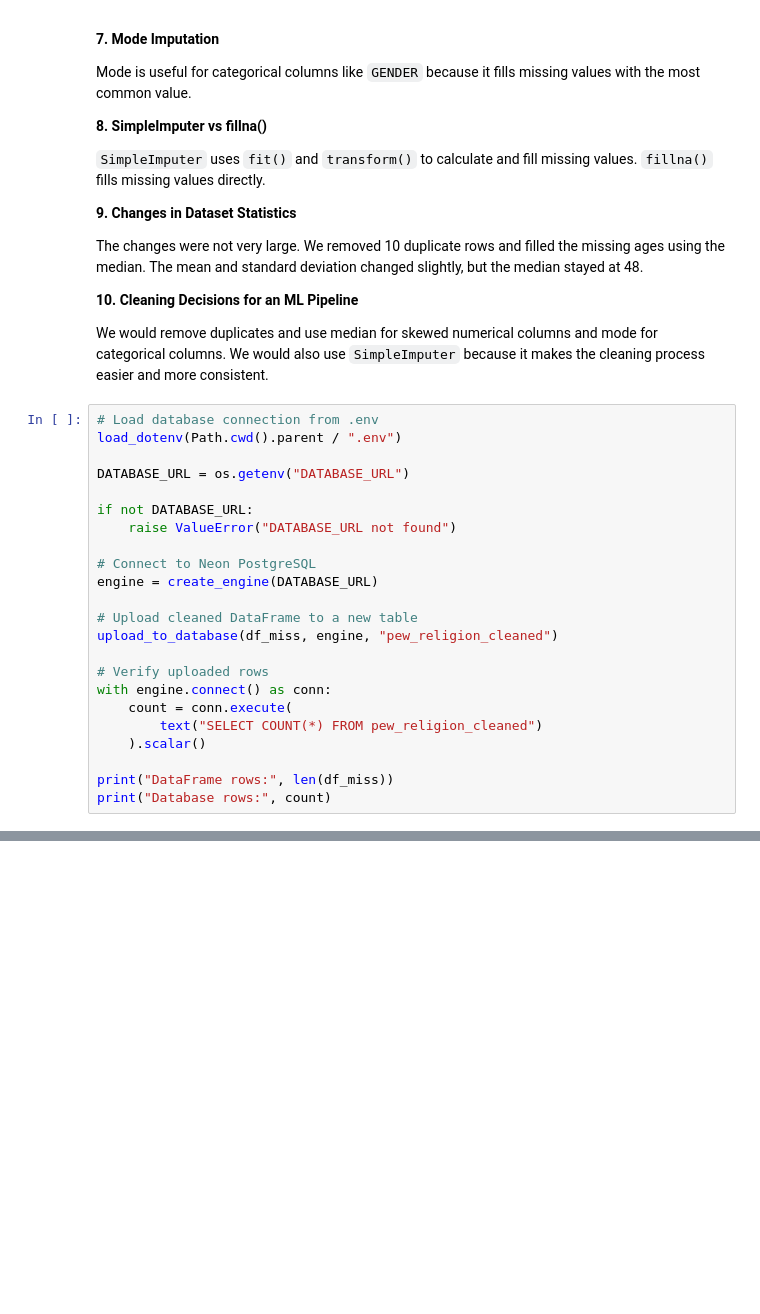
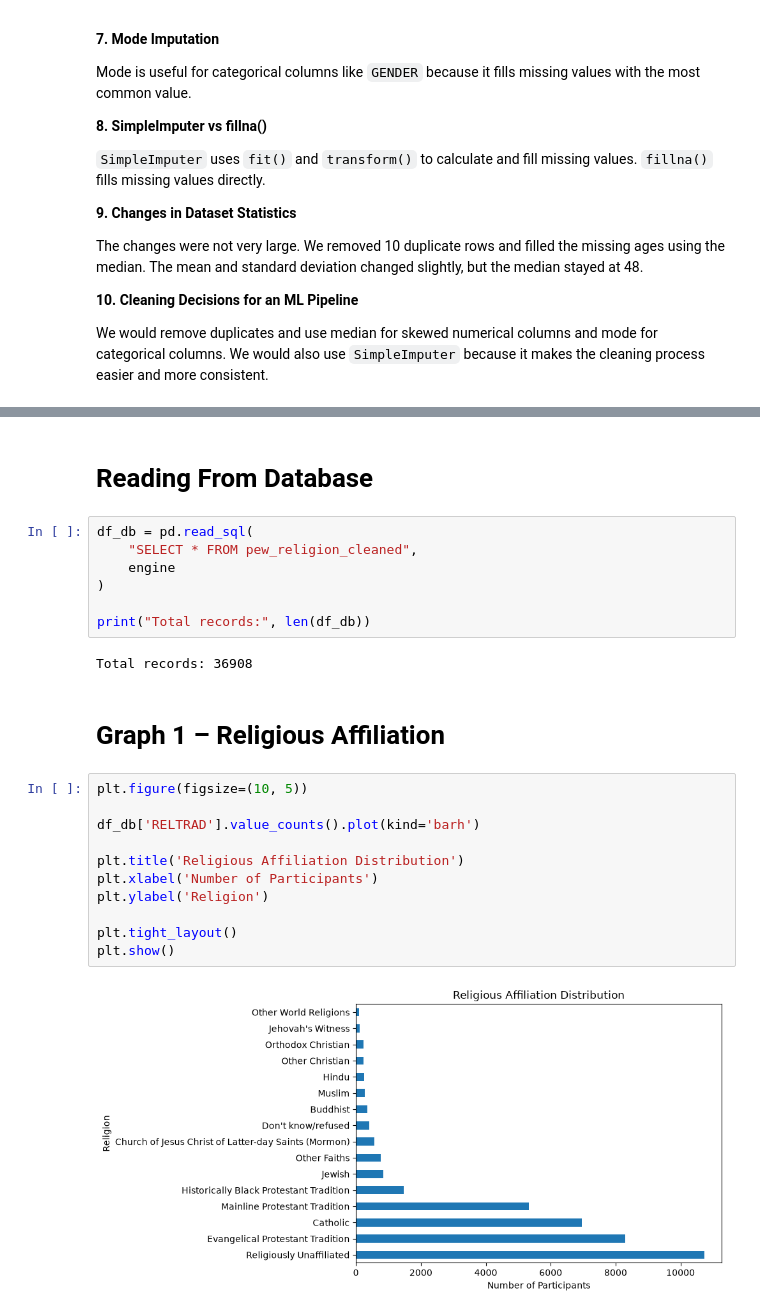
Before and after one commit to ricardo-mohammed/cleaning-imputation-outliers, a Jupyter notebook: notebooks/imputation.ipynb, the cells around one changed output, grey strips where cells are left out. Cells and saved outputs as stored; diff of their text form; blank space fills up the shorter version.

Commit message:
Last version of Imputtation, handling missing data and suprise graphs by reading from database

```diff
--- a/notebooks/imputation.ipynb
+++ b/notebooks/imputation.ipynb
@@ -371,26 +371,3 @@ The changes were not very large. We removed 10 duplicate rows and filled the mis
 **10. Cleaning Decisions for an ML Pipeline**
 
 We would remove duplicates and use median for skewed numerical columns and mode for categorical columns. We would also use `SimpleImputer` because it makes the cleaning process easier and more consistent.
-# %%
-# Load database connection from .env
-load_dotenv(Path.cwd().parent / ".env")
-
-DATABASE_URL = os.getenv("DATABASE_URL")
-
-if not DATABASE_URL:
-    raise ValueError("DATABASE_URL not found")
-
-# Connect to Neon PostgreSQL
-engine = create_engine(DATABASE_URL)
-
-# Upload cleaned DataFrame to a new table
-upload_to_database(df_miss, engine, "pew_religion_cleaned")
-
-# Verify uploaded rows
-with engine.connect() as conn:
-    count = conn.execute(
-        text("SELECT COUNT(*) FROM pew_religion_cleaned")
-    ).scalar()
-
-print("DataFrame rows:", len(df_miss))
-print("Database rows:", count)
@@ -400,0 +380,26 @@ Database rows: 36908
+# %% [markdown]
+# Reading From Database
+# %%
+df_db = pd.read_sql(
+    "SELECT * FROM pew_religion_cleaned",
+    engine
+)
+
+print("Total records:", len(df_db))
+# %% [output]
+Total records: 36908
+# %% [markdown]
+# Graph 1 – Religious Affiliation
+# %%
+plt.figure(figsize=(10, 5))
+
+df_db['RELTRAD'].value_counts().plot(kind='barh')
+
+plt.title('Religious Affiliation Distribution')
+plt.xlabel('Number of Participants')
+plt.ylabel('Religion')
+
+plt.tight_layout()
+plt.show()
+# %% [output]
+[figure, added]
```
Also changed, not shown: parts of 10 cells of this notebook.
